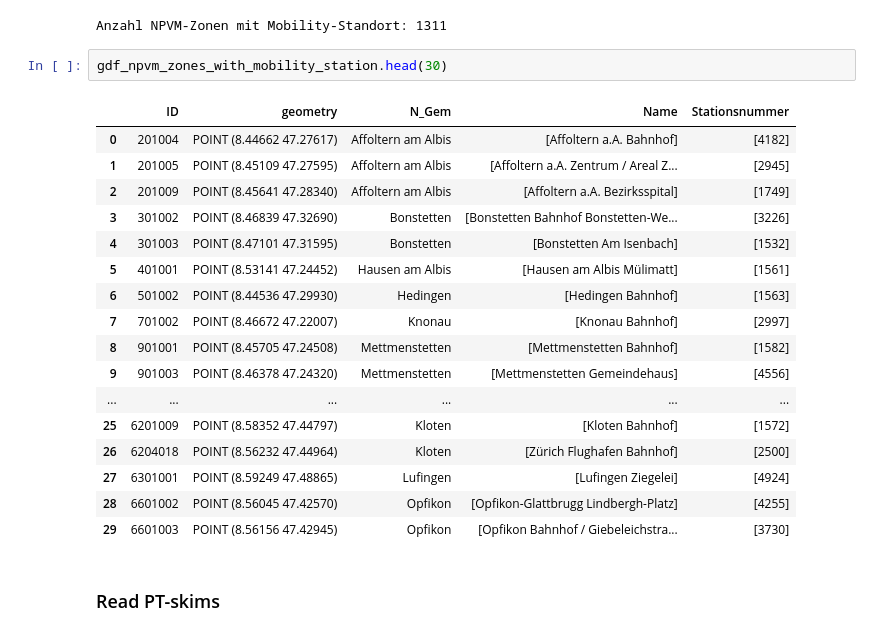
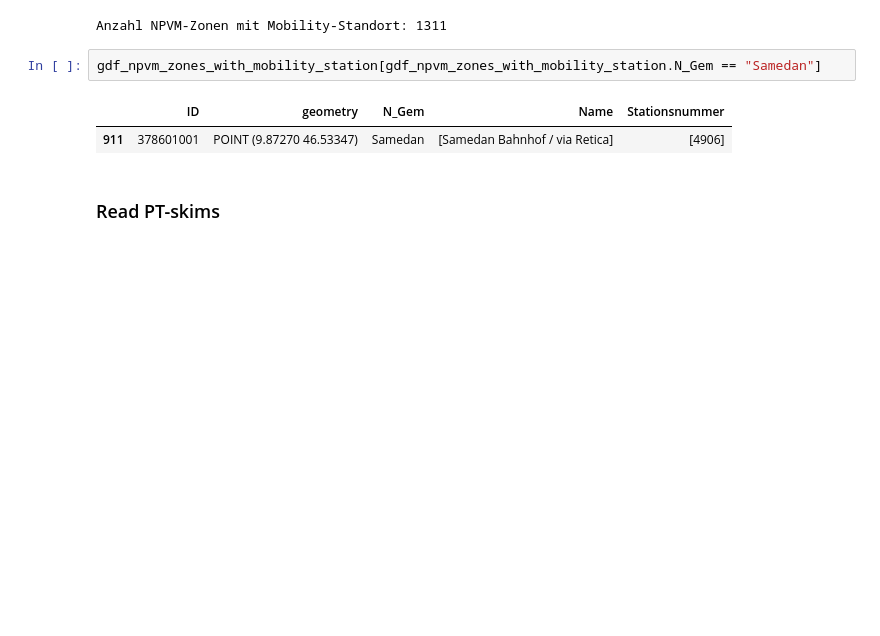
Before and after one commit to jlieberherr/mobility-station-finder, a Jupyter notebook: mobility-station-finder.ipynb, the cells around one changed output. Saved outputs shown, nothing was run; the diff lists cells and outputs as text; blank space fills up the shorter version.

```diff
--- a/mobility-station-finder.ipynb
+++ b/mobility-station-finder.ipynb
@@ -85,25 +85,10 @@ print("Anzahl NPVM-Zonen mit Mobility-Standort: {}".format(len(gdf_npvm_zones_wi
 # %% [output]
 Anzahl NPVM-Zonen mit Mobility-Standort: 1311
 # %%
-gdf_npvm_zones_with_mobility_station.head(30)
+gdf_npvm_zones_with_mobility_station[gdf_npvm_zones_with_mobility_station.N_Gem == "Samedan"]
 # %% [output]
 |  | ID | geometry | N_Gem | Name | Stationsnummer |
-| 0 | 201004 | POINT (8.44662 47.27617) | Affoltern am Albis | [Affoltern a.A. Bahnhof] | [4182] |
-| 1 | 201005 | POINT (8.45109 47.27595) | Affoltern am Albis | [Affoltern a.A. Zentrum / Areal Z... | [2945] |
-| 2 | 201009 | POINT (8.45641 47.28340) | Affoltern am Albis | [Affoltern a.A. Bezirksspital] | [1749] |
-| 3 | 301002 | POINT (8.46839 47.32690) | Bonstetten | [Bonstetten Bahnhof Bonstetten-We... | [3226] |
-| 4 | 301003 | POINT (8.47101 47.31595) | Bonstetten | [Bonstetten Am Isenbach] | [1532] |
-| 5 | 401001 | POINT (8.53141 47.24452) | Hausen am Albis | [Hausen am Albis Mülimatt] | [1561] |
-| 6 | 501002 | POINT (8.44536 47.29930) | Hedingen | [Hedingen Bahnhof] | [1563] |
-| 7 | 701002 | POINT (8.46672 47.22007) | Knonau | [Knonau Bahnhof] | [2997] |
-| 8 | 901001 | POINT (8.45705 47.24508) | Mettmenstetten | [Mettmenstetten Bahnhof] | [1582] |
-| 9 | 901003 | POINT (8.46378 47.24320) | Mettmenstetten | [Mettmenstetten Gemeindehaus] | [4556] |
-| ... | ... | ... | ... | ... | ... |
-| 25 | 6201009 | POINT (8.58352 47.44797) | Kloten | [Kloten Bahnhof] | [1572] |
-| 26 | 6204018 | POINT (8.56232 47.44964) | Kloten | [Zürich Flughafen Bahnhof] | [2500] |
-| 27 | 6301001 | POINT (8.59249 47.48865) | Lufingen | [Lufingen Ziegelei] | [4924] |
-| 28 | 6601002 | POINT (8.56045 47.42570) | Opfikon | [Opfikon-Glattbrugg Lindbergh-Platz] | [4255] |
-| 29 | 6601003 | POINT (8.56156 47.42945) | Opfikon | [Opfikon Bahnhof / Giebeleichstra... | [3730] |
+| 911 | 378601001 | POINT (9.87270 46.53347) | Samedan | [Samedan Bahnhof / via Retica] | [4906] |
 # %% [markdown]
 ### Read PT-skims
 # %%
```
Also changed, not shown: parts of 31 cells of this notebook.
